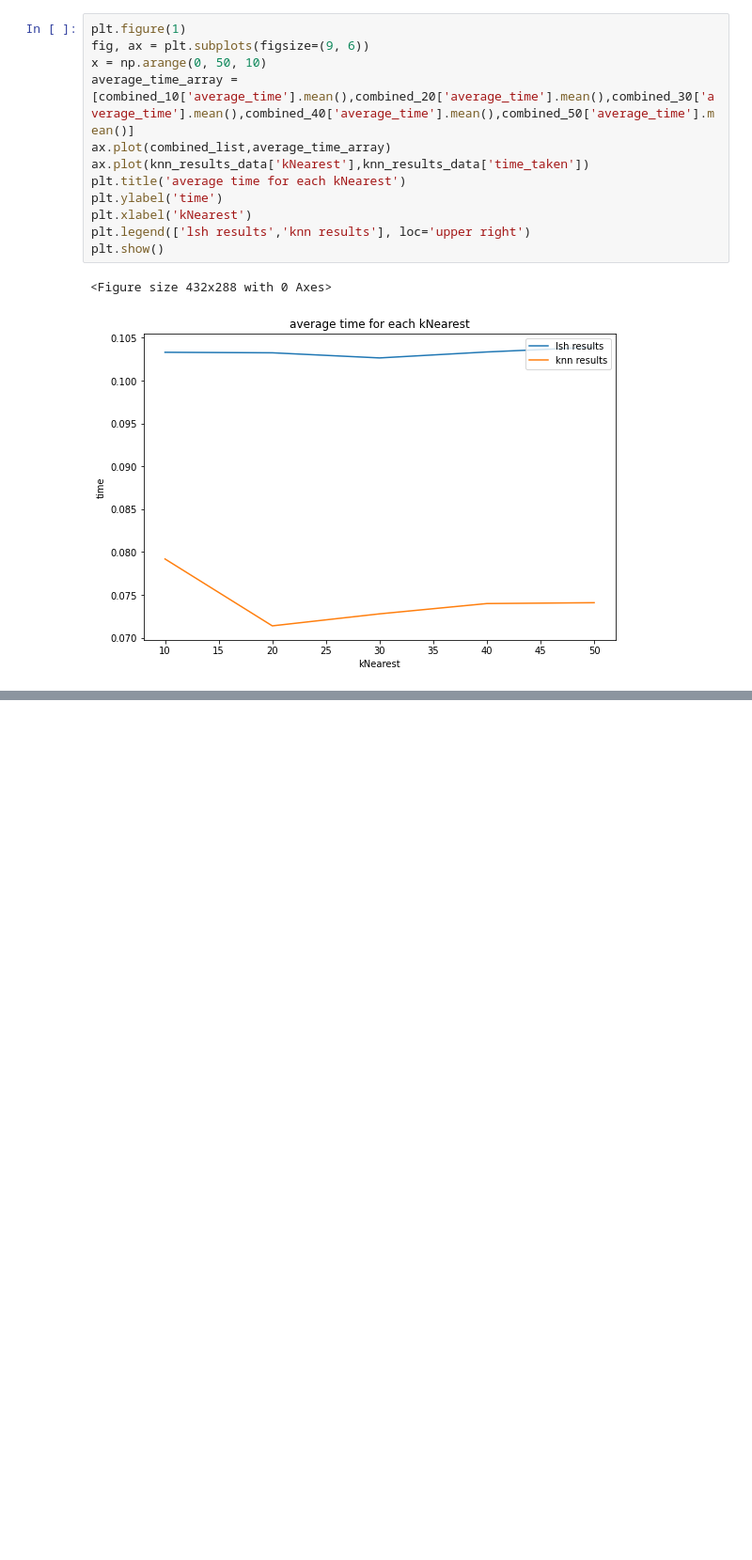
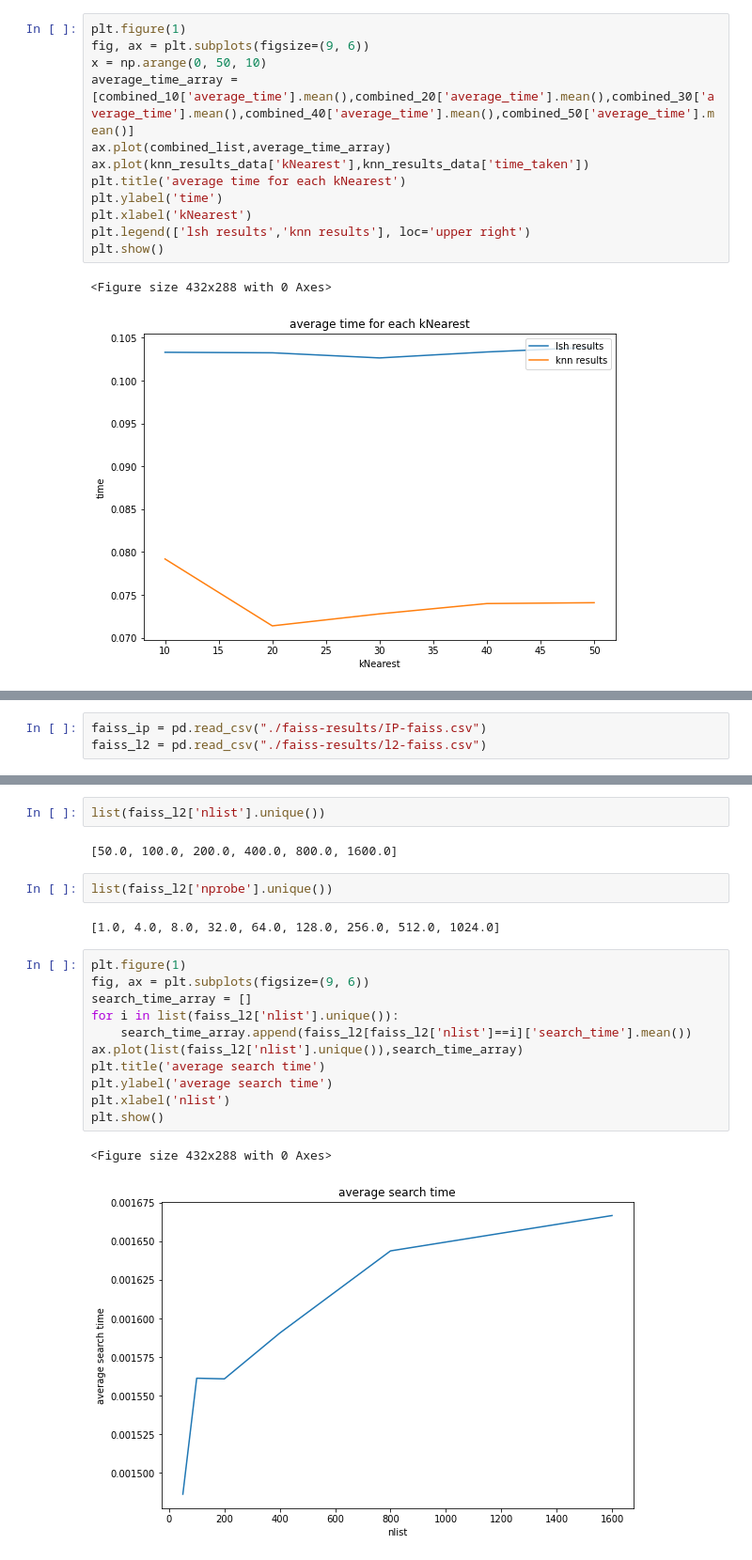
Before and after one commit to kiranbodipati/Similarity_search_review, a Jupyter notebook: results-comparison.ipynb, the cells around one changed output, grey strips where cells are left out. Shown: that part at 94% size. Saved outputs shown, nothing was run; the diff lists cells and outputs as text; blank space fills up the shorter version.

Commit message:
updated results for FAISS

```diff
--- a/results-comparison.ipynb
+++ b/results-comparison.ipynb
@@ -270,0 +258,3 @@ plt.show()
+# %%
+faiss_ip = pd.read_csv("./faiss-results/IP-faiss.csv")
+faiss_l2 = pd.read_csv("./faiss-results/l2-faiss.csv")
@@ -270,0 +279,22 @@ plt.show()
+# %%
+list(faiss_l2['nlist'].unique())
+# %% [output]
+[50.0, 100.0, 200.0, 400.0, 800.0, 1600.0]
+# %%
+list(faiss_l2['nprobe'].unique())
+# %% [output]
+[1.0, 4.0, 8.0, 32.0, 64.0, 128.0, 256.0, 512.0, 1024.0]
+# %%
+plt.figure(1)
+fig, ax = plt.subplots(figsize=(9, 6))
+search_time_array = []
+for i in list(faiss_l2['nlist'].unique()):
+    search_time_array.append(faiss_l2[faiss_l2['nlist']==i]['search_time'].mean())
+ax.plot(list(faiss_l2['nlist'].unique()),search_time_array)
+plt.title('average search time')
+plt.ylabel('average search time')
+plt.xlabel('nlist')
+plt.show()
+# %% [output]
+<Figure size 432x288 with 0 Axes>
+[figure, added]
```
Also changed, not shown: parts of 20 cells of this notebook.
